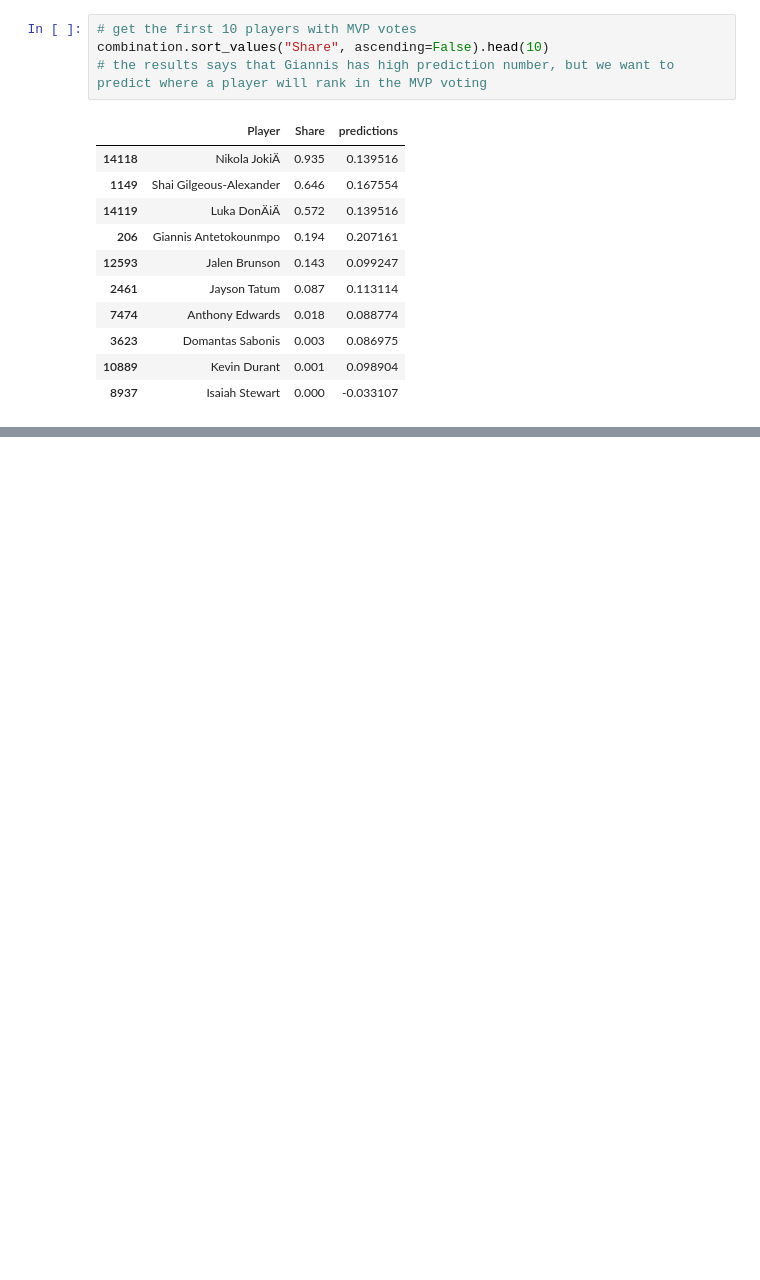
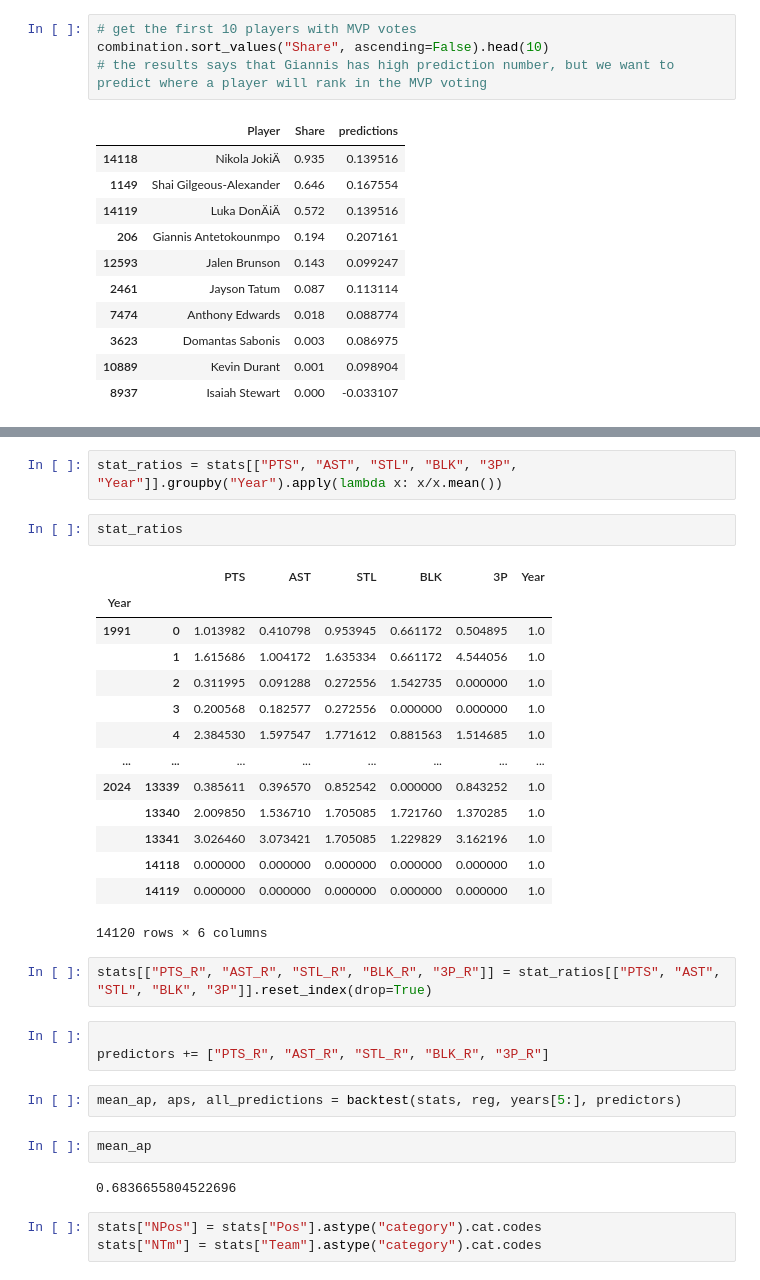
Before and after one commit to SoloH3N/NBA-MVP-Prediction, a Jupyter notebook: machine_learning.ipynb, the cells around one changed output, grey strips where cells are left out. Cells and saved outputs as stored; diff of their text form; blank space fills up the shorter version.

```diff
--- a/machine_learning.ipynb
+++ b/machine_learning.ipynb
@@ -169,0 +359,33 @@ combination.sort_values("Share", ascending=False).head(10)
+# %%
+stat_ratios = stats[["PTS", "AST", "STL", "BLK", "3P", "Year"]].groupby("Year").apply(lambda x: x/x.mean())
+# %%
+stat_ratios
+# %% [output]
+|  |  | PTS | AST | STL | BLK | 3P | Year |
+| Year |  |  |  |  |  |  |  |
+| 1991 | 0 | 1.013982 | 0.410798 | 0.953945 | 0.661172 | 0.504895 | 1.0 |
+|  | 1 | 1.615686 | 1.004172 | 1.635334 | 0.661172 | 4.544056 | 1.0 |
+|  | 2 | 0.311995 | 0.091288 | 0.272556 | 1.542735 | 0.000000 | 1.0 |
+|  | 3 | 0.200568 | 0.182577 | 0.272556 | 0.000000 | 0.000000 | 1.0 |
+|  | 4 | 2.384530 | 1.597547 | 1.771612 | 0.881563 | 1.514685 | 1.0 |
+| ... | ... | ... | ... | ... | ... | ... | ... |
+| 2024 | 13339 | 0.385611 | 0.396570 | 0.852542 | 0.000000 | 0.843252 | 1.0 |
+|  | 13340 | 2.009850 | 1.536710 | 1.705085 | 1.721760 | 1.370285 | 1.0 |
+|  | 13341 | 3.026460 | 3.073421 | 1.705085 | 1.229829 | 3.162196 | 1.0 |
+|  | 14118 | 0.000000 | 0.000000 | 0.000000 | 0.000000 | 0.000000 | 1.0 |
+|  | 14119 | 0.000000 | 0.000000 | 0.000000 | 0.000000 | 0.000000 | 1.0 |
+14120 rows × 6 columns
+# %%
+stats[["PTS_R", "AST_R", "STL_R", "BLK_R", "3P_R"]] = stat_ratios[["PTS", "AST", "STL", "BLK", "3P"]].reset_index(drop=True)
+# %%
+
+predictors += ["PTS_R", "AST_R", "STL_R", "BLK_R", "3P_R"]
+# %%
+mean_ap, aps, all_predictions = backtest(stats, reg, years[5:], predictors)
+# %%
+mean_ap
+# %% [output]
+0.6836655804522696
+# %%
+stats["NPos"] = stats["Pos"].astype("category").cat.codes
+stats["NTm"] = stats["Team"].astype("category").cat.codes
```
Also changed, not shown: parts of 25 cells of this notebook, 1 other file.
